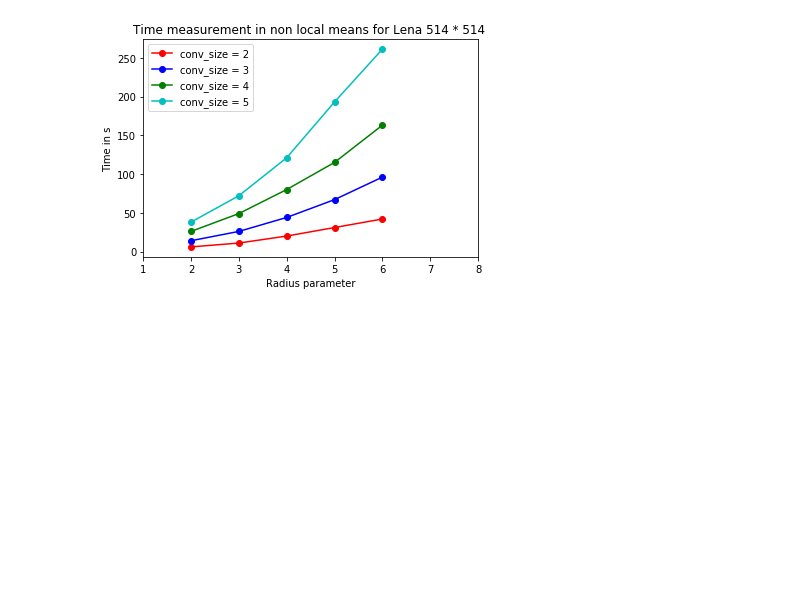
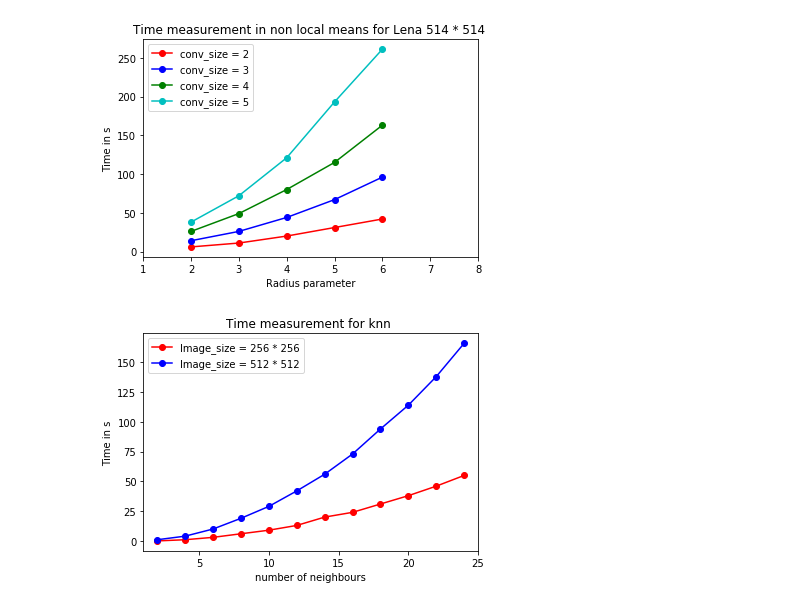
Before and after one commit to ConsciousML/img-processing-cuda, a Jupyter notebook: src/cpu/bench/benchs.ipynb, the cells around one changed output. Drawn from its saved outputs; the diff is of its cells as text; code cells hidden in the pictures; blank space fills up the shorter version.

```diff
--- a/src/cpu/bench/benchs.ipynb
+++ b/src/cpu/bench/benchs.ipynb
@@ -59,3 +56,31 @@ plt.title("Time measurement in non local means for Lena 514 * 514 ")
 plt.show()
 # %% [output]
 [figure]
+# %%
+f1 = open("knn.txt", "r")
+knn1 = f1.readlines()
+ln = int(len(nlm1)/2)
+knn = np.array([np.array([knn1[i].split()[0]]).astype(np.int32) for i in range(len(knn1))])
+knn = np.array([knn[:ln], knn[ln:2*ln]])
+knn = nlm.reshape(2, ln)
+f1.close()
+# %%
+import matplotlib.pyplot as plt
+colors =['ro-','bo-','go-','co-','yo-','ko-','wo-','mo-']
+ds = [256, 512]
+labels = ['Image_size = ' + str(ds[i]) +' * '+str(ds[i]) for i in range(len(ds))]
+#plt.yscale('log')
+#plt.xscale('log')
+
+plt.xlabel('number of neighbours')
+plt.ylabel('Time in s')
+#plt.ylim([1e-4, 1e4])
+plt.xlim([1, 25])
+neigh =  [2 + 2 * i for i in range(12) ]
+for i in range(len(ds)):
+    plt.plot(neigh, knn[i,:], colors[i% len(colors)])
+plt.legend(labels)
+plt.title("Time measurement for knn ")
+plt.show()
+# %% [output]
+[figure, added]
```
Also changed, not shown: parts of 1 cell of this notebook, 2 other files.
